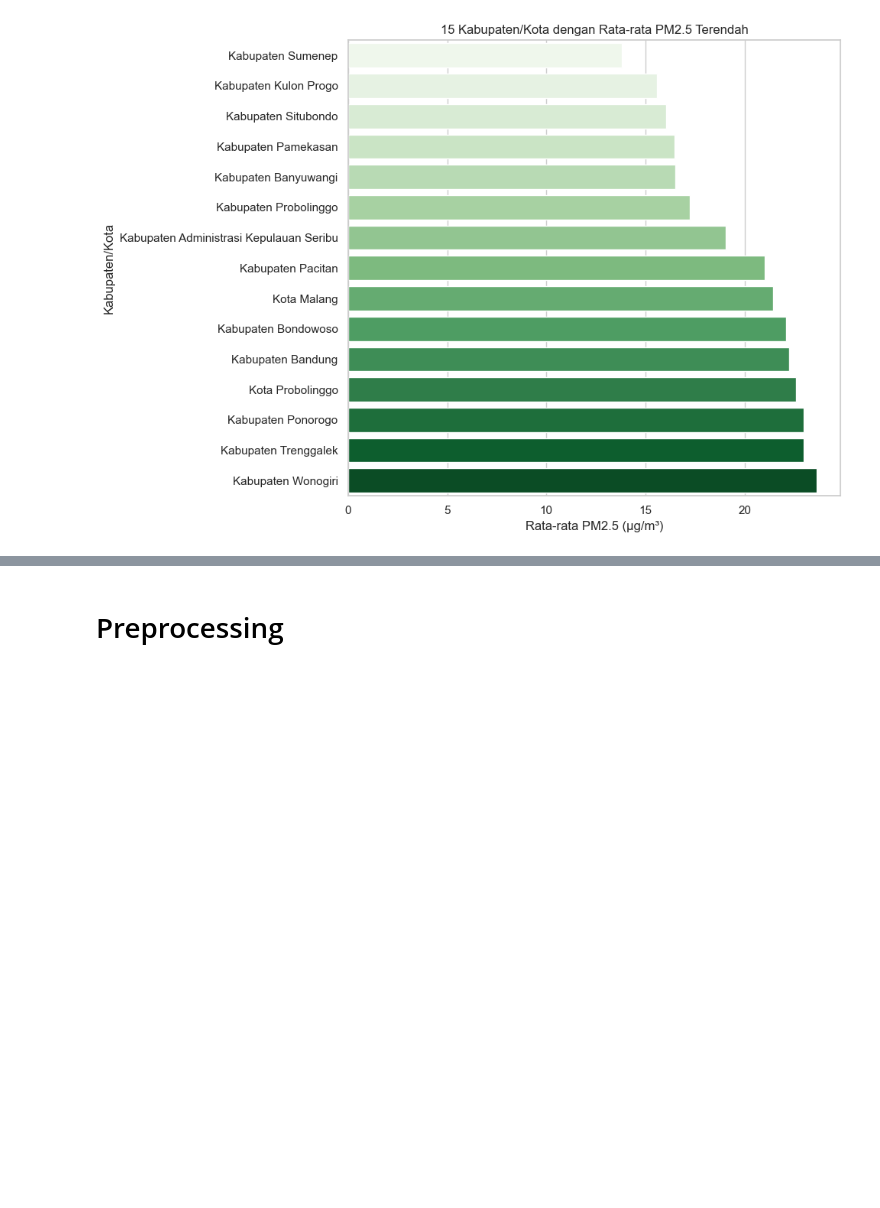
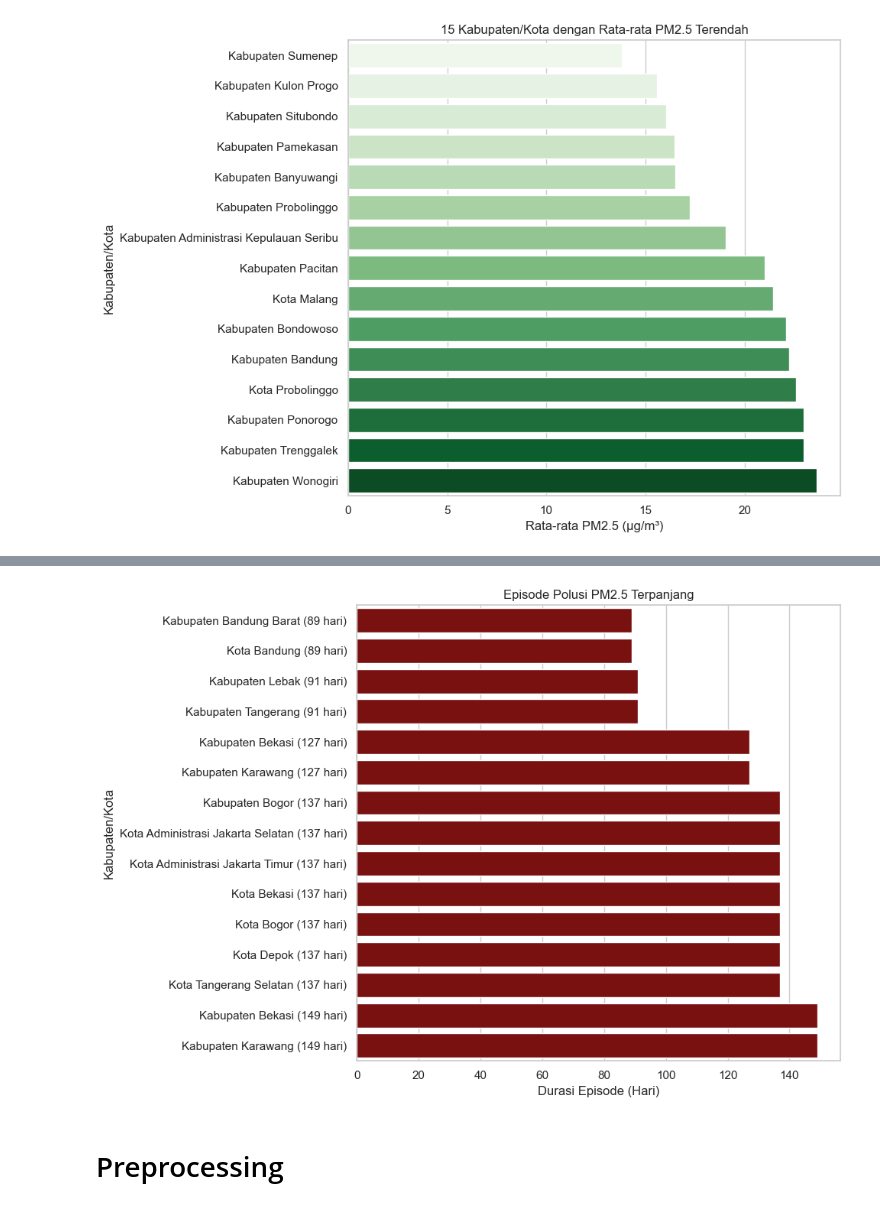
Before and after one commit to naufalhilmidh/AirGuard-SDGs, a Jupyter notebook: models/EDA dan Preprocessing Jawa.ipynb, the cells around one changed output, grey strips where cells are left out. Cells and saved outputs as stored; diff of their text form; code cells hidden in the pictures; blank space fills up the shorter version.

```diff
--- a/models/EDA dan Preprocessing Jawa.ipynb
+++ b/models/EDA dan Preprocessing Jawa.ipynb
@@ -405,3 +609,29 @@ display(
+# %%
+plt.figure(figsize=(10, 7))
+
+episode_top = episode.head(15).copy()
+
+episode_top["label"] = (
+    episode_top["nama_kabkota"]
+    + " ("
+    + episode_top["durasi_hari"].astype(str)
+    + " hari)"
+)
+
+sns.barplot(
+    data=episode_top.sort_values("durasi_hari"),
+    x="durasi_hari",
+    y="label",
+    color="#8B0000"
+)
+
+plt.title("Episode Polusi PM2.5 Terpanjang")
+plt.xlabel("Durasi Episode (Hari)")
+plt.ylabel("Kabupaten/Kota")
+plt.tight_layout()
+plt.show()
+# %% [output]
+[figure, added]
 # %% [markdown]
 # Preprocessing
 # %%
```
Also changed, not shown: parts of 13 cells of this notebook, 1 other file.
